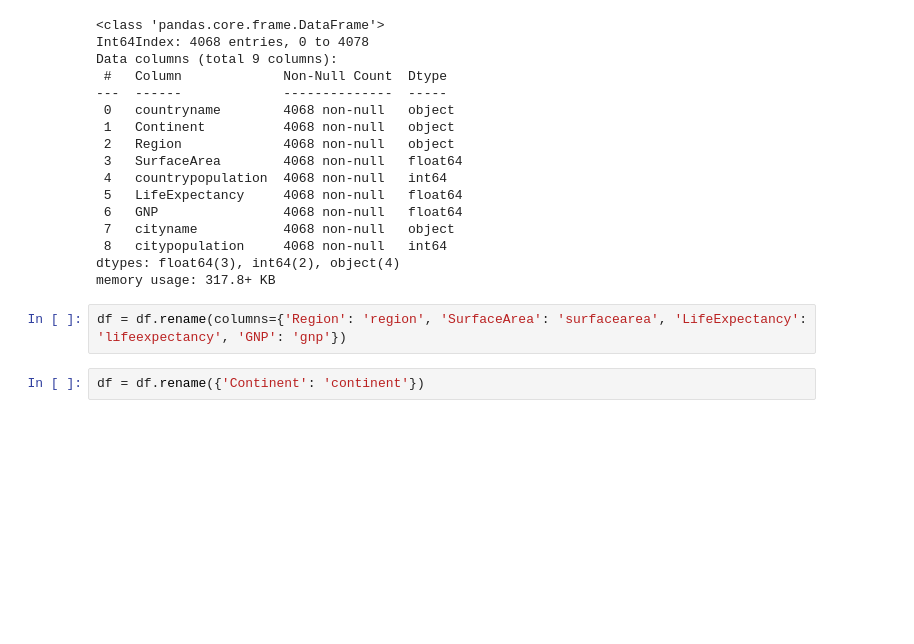
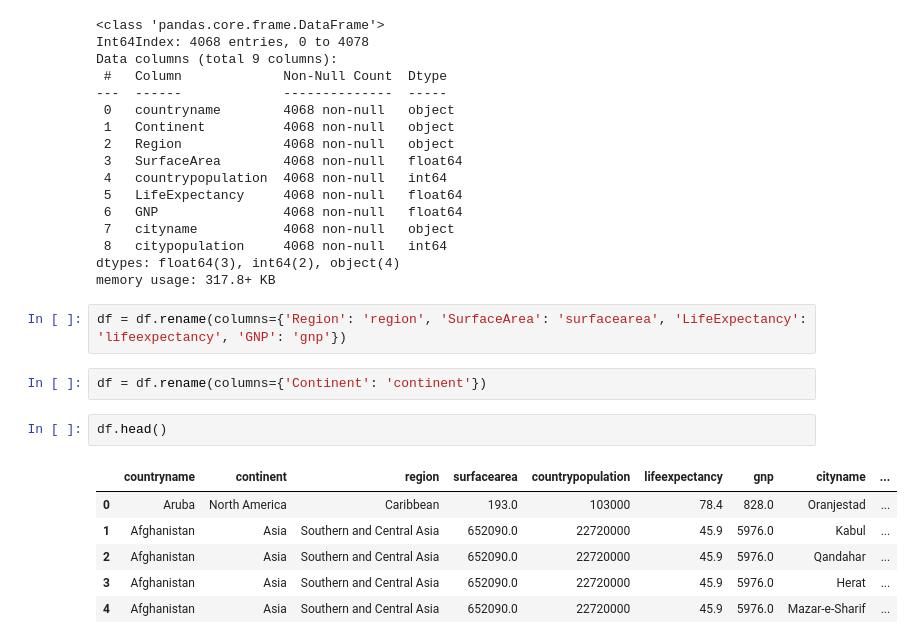
Before and after one commit to matt-c-knight/codeup-ind-project, a Jupyter notebook: practice.ipynb, the cells around one changed output. Saved outputs shown, nothing was run; the diff lists cells and outputs as text; blank space fills up the shorter version.

```diff
--- a/practice.ipynb
+++ b/practice.ipynb
@@ -102,4 +102,13 @@ memory usage: 317.8+ KB
 # %%
 df = df.rename(columns={'Region': 'region', 'SurfaceArea': 'surfacearea', 'LifeExpectancy': 'lifeexpectancy', 'GNP': 'gnp'})
 # %%
-df = df.rename({'Continent': 'continent'})
+df = df.rename(columns={'Continent': 'continent'})
+# %%
+df.head()
+# %% [output]
+|  | countryname | continent | region | surfacearea | countrypopulation | lifeexpectancy | gnp | cityname | ... |
+| 0 | Aruba | North America | Caribbean | 193.0 | 103000 | 78.4 | 828.0 | Oranjestad | ... |
+| 1 | Afghanistan | Asia | Southern and Central Asia | 652090.0 | 22720000 | 45.9 | 5976.0 | Kabul | ... |
+| 2 | Afghanistan | Asia | Southern and Central Asia | 652090.0 | 22720000 | 45.9 | 5976.0 | Qandahar | ... |
+| 3 | Afghanistan | Asia | Southern and Central Asia | 652090.0 | 22720000 | 45.9 | 5976.0 | Herat | ... |
+| 4 | Afghanistan | Asia | Southern and Central Asia | 652090.0 | 22720000 | 45.9 | 5976.0 | Mazar-e-Sharif | ... |
```
Also changed, not shown: parts of 11 cells of this notebook.
